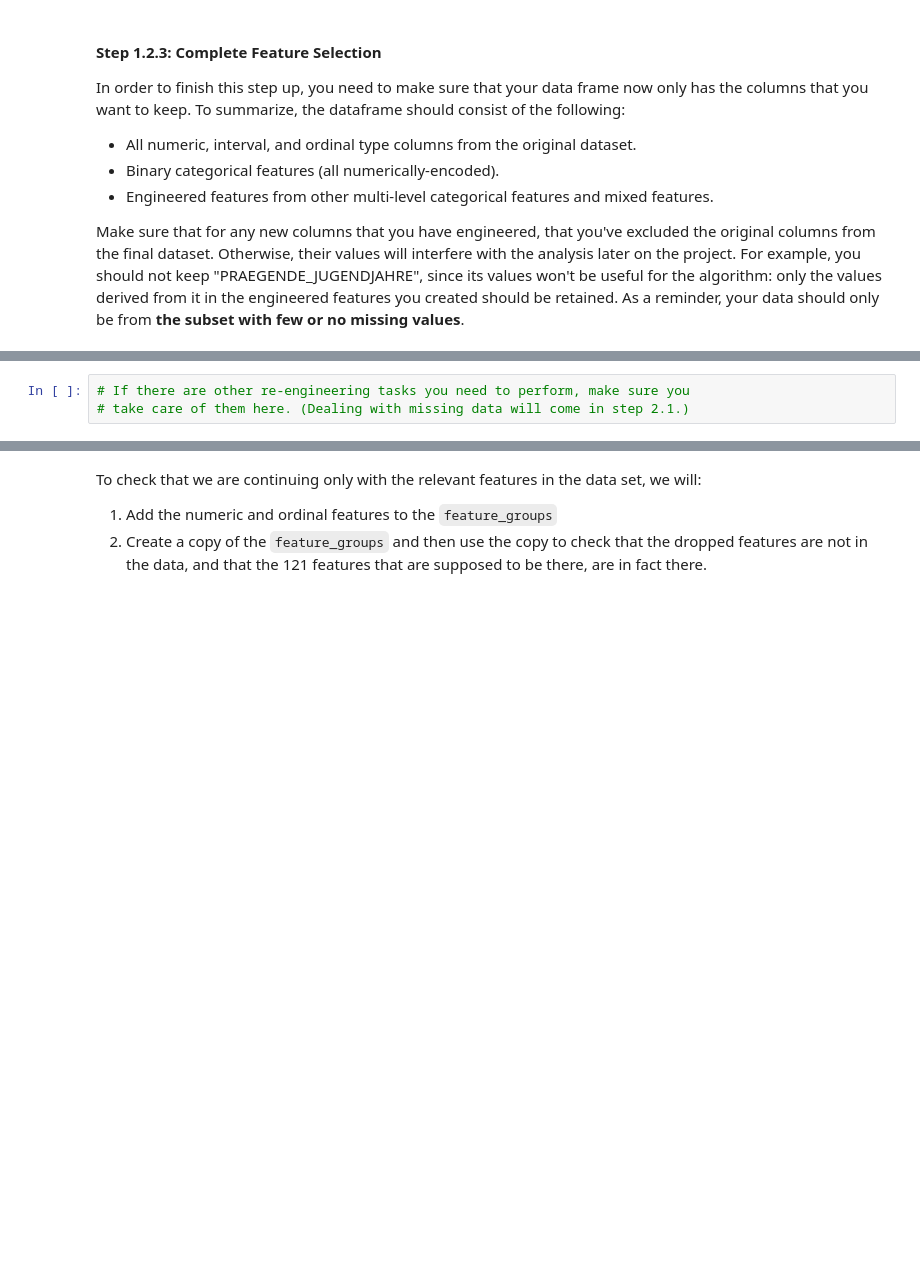
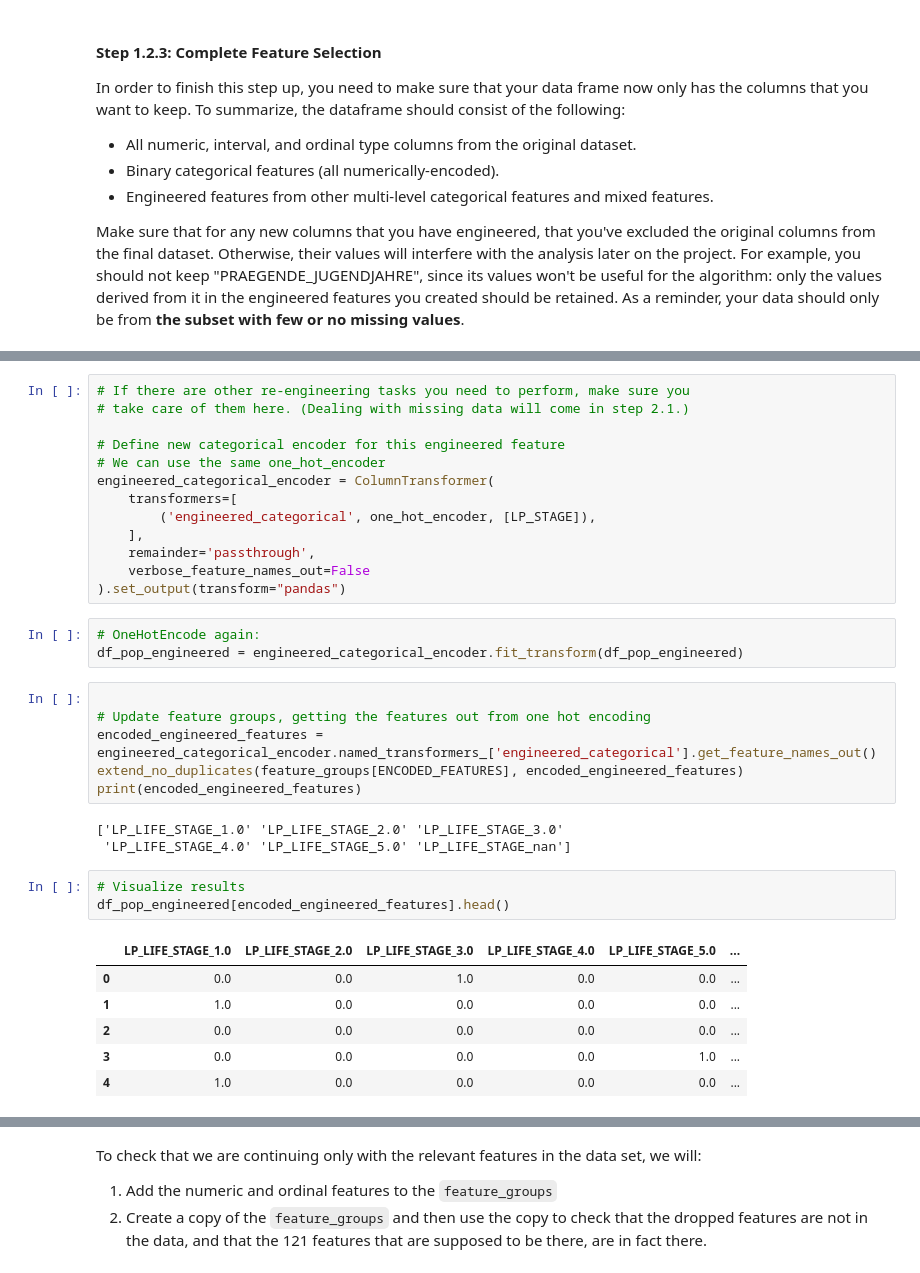
Before and after one commit to kinant/ud-ml-pytorch, a Jupyter notebook: Project 03/identify_customer_segments/Identify_Customer_Segments.ipynb, the cells around one changed output, grey strips where cells are left out. Drawn from its saved outputs; the diff is of its cells as text; blank space fills up the shorter version.

```diff
--- a/Project 03/identify_customer_segments/Identify_Customer_Segments.ipynb
+++ b/Project 03/identify_customer_segments/Identify_Customer_Segments.ipynb
@@ -1857,3 +1873,35 @@ Make sure that for any new columns that you have engineered, that you've exclude
 # %%
 # If there are other re-engineering tasks you need to perform, make sure you
 # take care of them here. (Dealing with missing data will come in step 2.1.)
+
+# Define new categorical encoder for this engineered feature
+# We can use the same one_hot_encoder
+engineered_categorical_encoder = ColumnTransformer(
+    transformers=[
+        ('engineered_categorical', one_hot_encoder, [LP_STAGE]),
+    ],
+    remainder='passthrough',
+    verbose_feature_names_out=False
+).set_output(transform="pandas")
+# %%
+# OneHotEncode again:
+df_pop_engineered = engineered_categorical_encoder.fit_transform(df_pop_engineered)
+# %%
+
+# Update feature groups, getting the features out from one hot encoding
+encoded_engineered_features = engineered_categorical_encoder.named_transformers_['engineered_categorical'].get_feature_names_out()
+extend_no_duplicates(feature_groups[ENCODED_FEATURES], encoded_engineered_features)
+print(encoded_engineered_features)
+# %% [output]
+['LP_LIFE_STAGE_1.0' 'LP_LIFE_STAGE_2.0' 'LP_LIFE_STAGE_3.0'
+ 'LP_LIFE_STAGE_4.0' 'LP_LIFE_STAGE_5.0' 'LP_LIFE_STAGE_nan']
+# %%
+# Visualize results
+df_pop_engineered[encoded_engineered_features].head()
+# %% [output]
+|  | LP_LIFE_STAGE_1.0 | LP_LIFE_STAGE_2.0 | LP_LIFE_STAGE_3.0 | LP_LIFE_STAGE_4.0 | LP_LIFE_STAGE_5.0 | ... |
+| 0 | 0.0 | 0.0 | 1.0 | 0.0 | 0.0 | ... |
+| 1 | 1.0 | 0.0 | 0.0 | 0.0 | 0.0 | ... |
+| 2 | 0.0 | 0.0 | 0.0 | 0.0 | 0.0 | ... |
+| 3 | 0.0 | 0.0 | 0.0 | 0.0 | 1.0 | ... |
+| 4 | 1.0 | 0.0 | 0.0 | 0.0 | 0.0 | ... |
```
Also changed, not shown: parts of 35 cells of this notebook, 1 other file.
